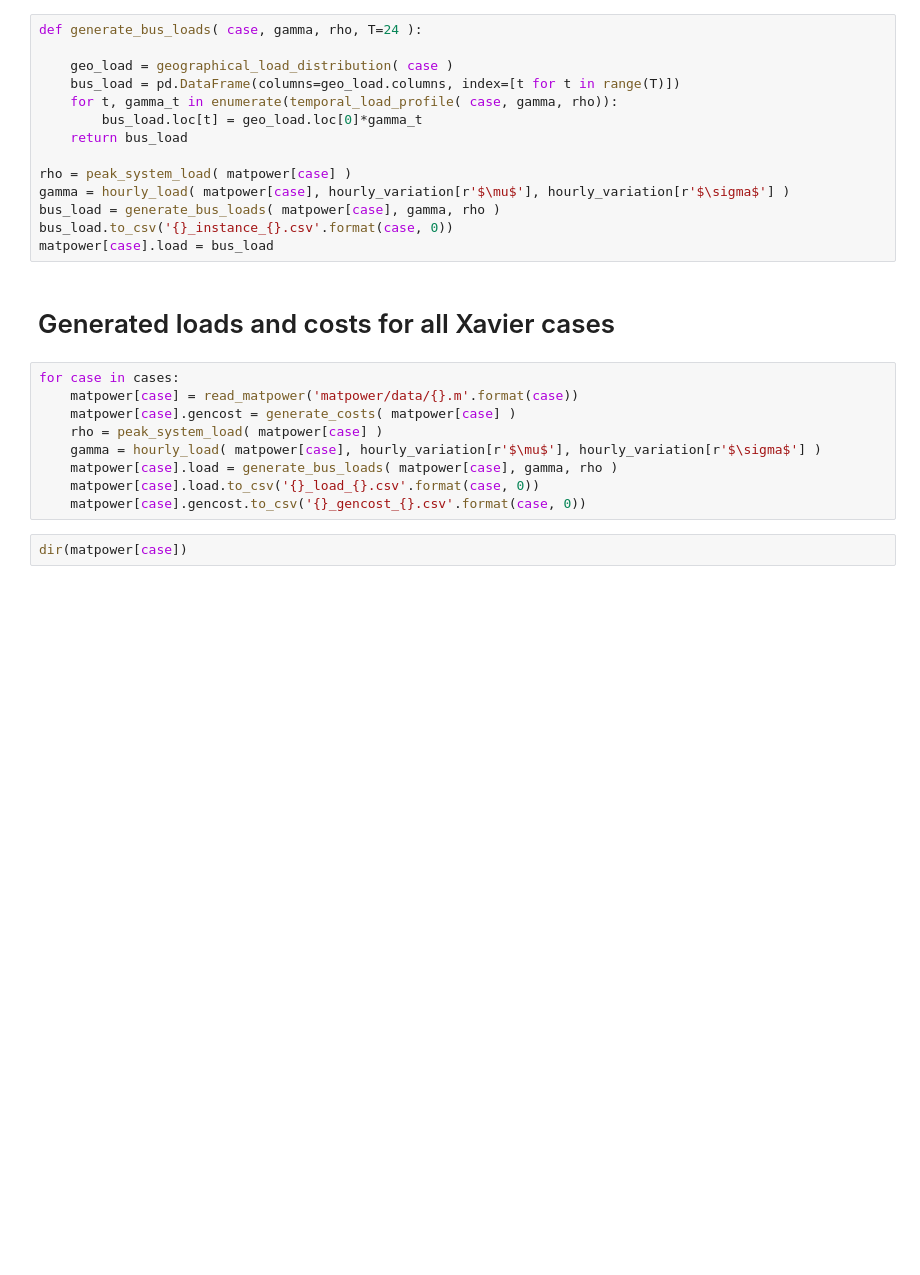
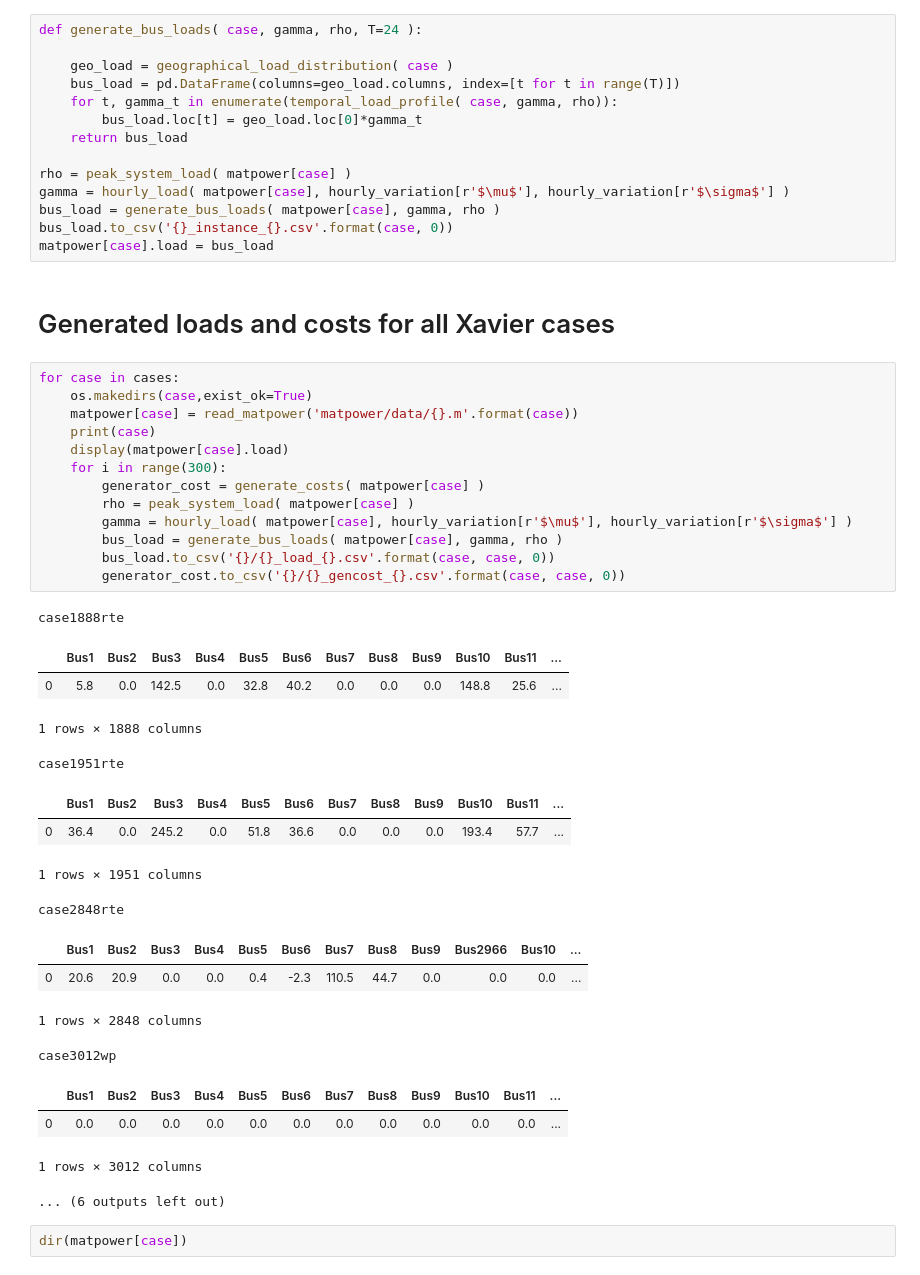
Before and after one commit to djinnome/Xavier2019, a Jupyter notebook: Xavier2019.ipynb, the cells around one changed output. Cells and saved outputs as stored; diff of their text form; blank space fills up the shorter version.

```diff
--- a/Xavier2019.ipynb
+++ b/Xavier2019.ipynb
@@ -373,13 +395,35 @@ matpower[case].load = bus_load
 # Generated loads and costs for all Xavier cases
 # %%
 for case in cases:
+    os.makedirs(case,exist_ok=True)
     matpower[case] = read_matpower('matpower/data/{}.m'.format(case))
-    matpower[case].gencost = generate_costs( matpower[case] )
-    rho = peak_system_load( matpower[case] )
-    gamma = hourly_load( matpower[case], hourly_variation[r'$\mu$'], hourly_variation[r'$\sigma$'] )
-    matpower[case].load = generate_bus_loads( matpower[case], gamma, rho )
-    matpower[case].load.to_csv('{}_load_{}.csv'.format(case, 0))
-    matpower[case].gencost.to_csv('{}_gencost_{}.csv'.format(case, 0))
+    print(case)
+    display(matpower[case].load)
+    for i in range(300):
+        generator_cost = generate_costs( matpower[case] )
+        rho = peak_system_load( matpower[case] )
+        gamma = hourly_load( matpower[case], hourly_variation[r'$\mu$'], hourly_variation[r'$\sigma$'] )
+        bus_load = generate_bus_loads( matpower[case], gamma, rho )
+        bus_load.to_csv('{}/{}_load_{}.csv'.format(case, case, 0))
+        generator_cost.to_csv('{}/{}_gencost_{}.csv'.format(case, case, 0))
+# %% [output]
+case1888rte
+|  | Bus1 | Bus2 | Bus3 | Bus4 | Bus5 | Bus6 | Bus7 | Bus8 | Bus9 | Bus10 | Bus11 | ... |
+| 0 | 5.8 | 0.0 | 142.5 | 0.0 | 32.8 | 40.2 | 0.0 | 0.0 | 0.0 | 148.8 | 25.6 | ... |
+1 rows × 1888 columns
+case1951rte
+|  | Bus1 | Bus2 | Bus3 | Bus4 | Bus5 | Bus6 | Bus7 | Bus8 | Bus9 | Bus10 | Bus11 | ... |
+| 0 | 36.4 | 0.0 | 245.2 | 0.0 | 51.8 | 36.6 | 0.0 | 0.0 | 0.0 | 193.4 | 57.7 | ... |
+1 rows × 1951 columns
+case2848rte
+|  | Bus1 | Bus2 | Bus3 | Bus4 | Bus5 | Bus6 | Bus7 | Bus8 | Bus9 | Bus2966 | Bus10 | ... |
+| 0 | 20.6 | 20.9 | 0.0 | 0.0 | 0.4 | -2.3 | 110.5 | 44.7 | 0.0 | 0.0 | 0.0 | ... |
+1 rows × 2848 columns
+case3012wp
+|  | Bus1 | Bus2 | Bus3 | Bus4 | Bus5 | Bus6 | Bus7 | Bus8 | Bus9 | Bus10 | Bus11 | ... |
+| 0 | 0.0 | 0.0 | 0.0 | 0.0 | 0.0 | 0.0 | 0.0 | 0.0 | 0.0 | 0.0 | 0.0 | ... |
+1 rows × 3012 columns
+... (6 outputs left out)
 # %%
 dir(matpower[case])
 # %% [output]
```
Also changed, not shown: parts of 4 cells of this notebook, 19 other files.
